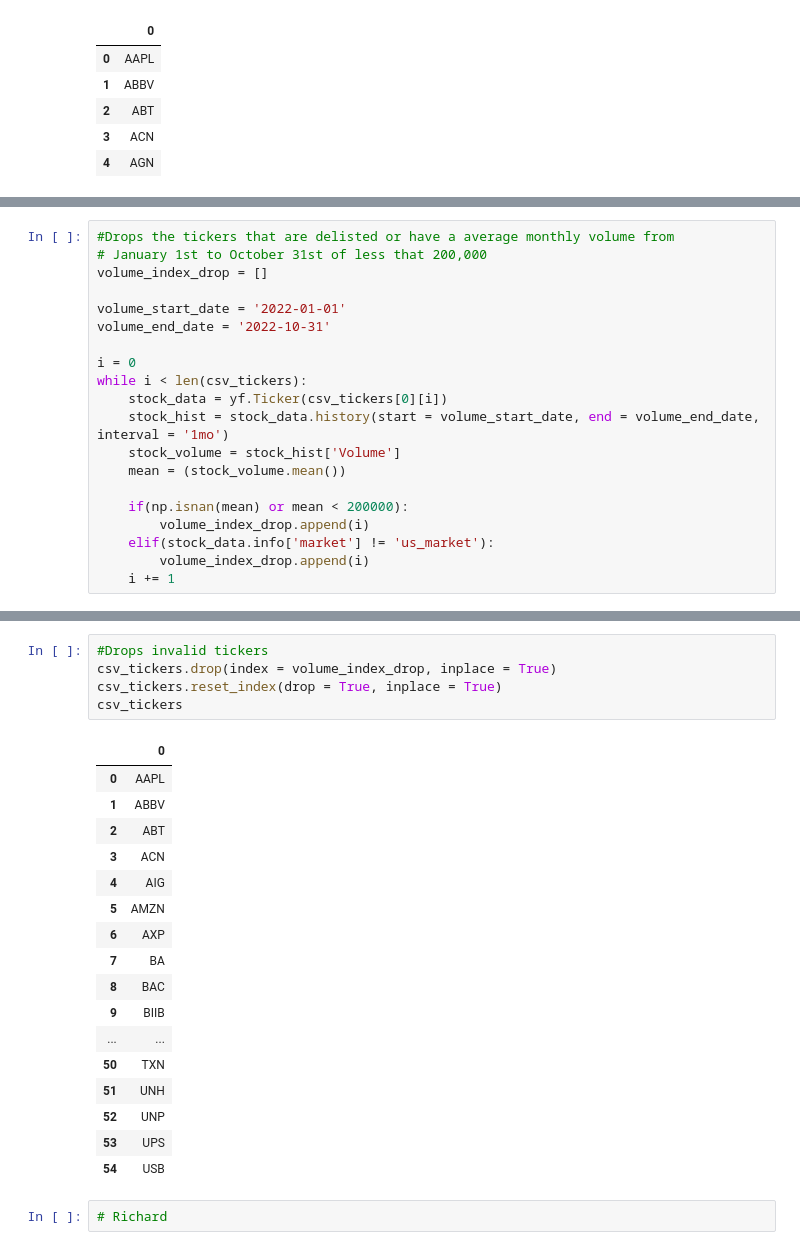
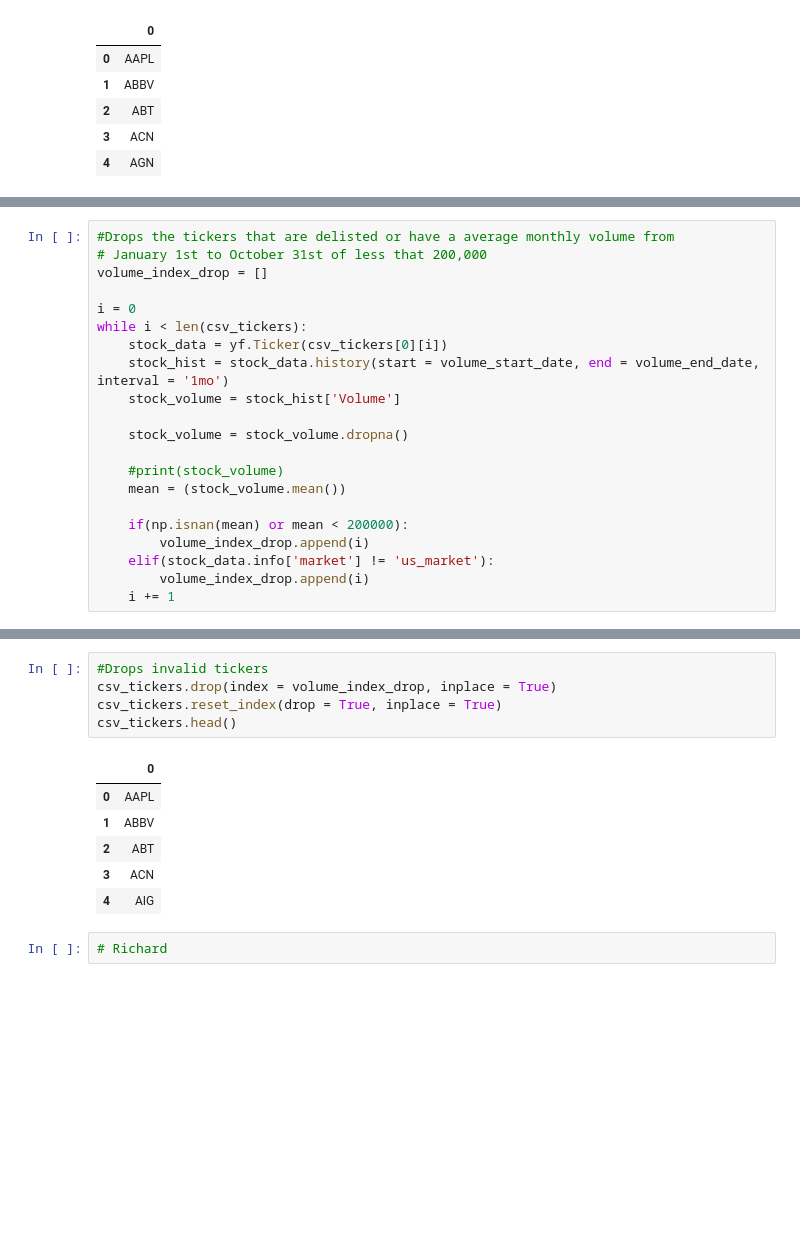
Before and after one commit to richardsha19/portfolio-manager, a Jupyter notebook: Main.ipynb, the cells around one changed output, grey strips where cells are left out. Saved outputs shown, nothing was run; the diff lists cells and outputs as text; blank space fills up the shorter version.

```diff
--- a/Main.ipynb
+++ b/Main.ipynb
@@ -35,15 +58,16 @@ csv_tickers.head()
 #Drops the tickers that are delisted or have a average monthly volume from
 # January 1st to October 31st of less that 200,000
 volume_index_drop = []
-
-volume_start_date = '2022-01-01'
-volume_end_date = '2022-10-31'
 
 i = 0
 while i < len(csv_tickers):
     stock_data = yf.Ticker(csv_tickers[0][i])
     stock_hist = stock_data.history(start = volume_start_date, end = volume_end_date, interval = '1mo')
     stock_volume = stock_hist['Volume']
+
+    stock_volume = stock_volume.dropna()
+
+    #print(stock_volume)
     mean = (stock_volume.mean())
 
     if(np.isnan(mean) or mean < 200000):
@@ -66,26 +96,15 @@ while i < len(csv_tickers):
 # %%
 #Drops invalid tickers
 csv_tickers.drop(index = volume_index_drop, inplace = True)
 csv_tickers.reset_index(drop = True, inplace = True)
-csv_tickers
+csv_tickers.head()
 # %% [output]
 |  | 0 |
 | 0 | AAPL |
 | 1 | ABBV |
 | 2 | ABT |
 | 3 | ACN |
 | 4 | AIG |
-| 5 | AMZN |
-| 6 | AXP |
-| 7 | BA |
-| 8 | BAC |
-| 9 | BIIB |
-| ... | ... |
-| 50 | TXN |
-| 51 | UNH |
-| 52 | UNP |
-| 53 | UPS |
-| 54 | USB |
 # %%
 # Richard
 # %%
```
Also changed, not shown: parts of 2 cells of this notebook.
